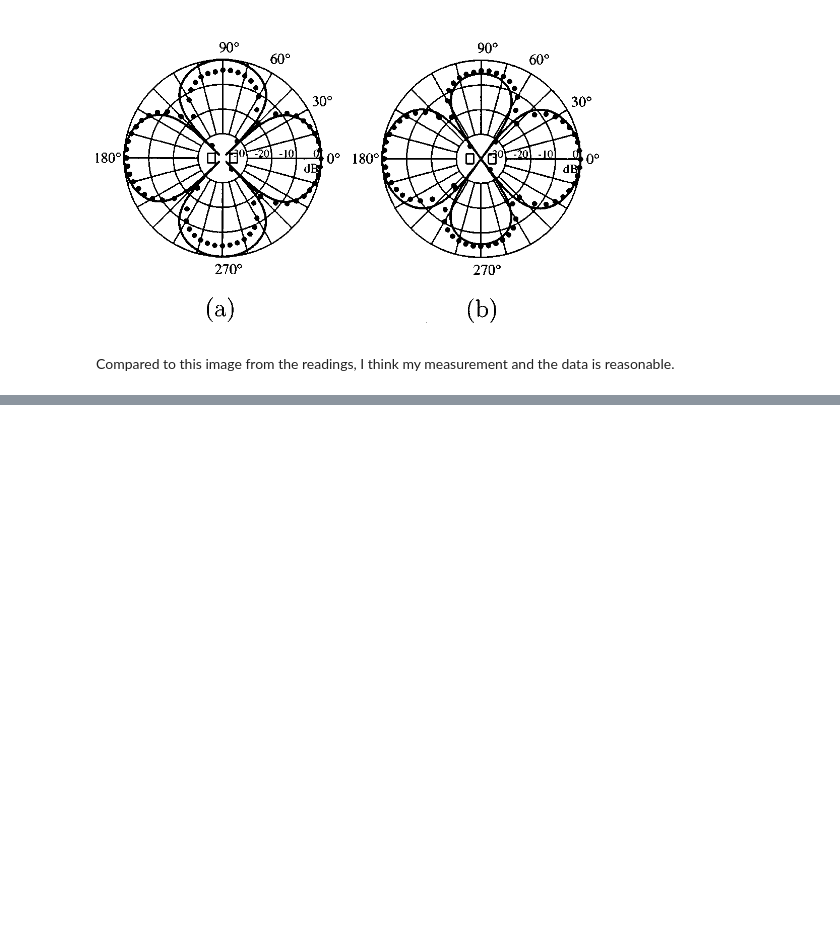
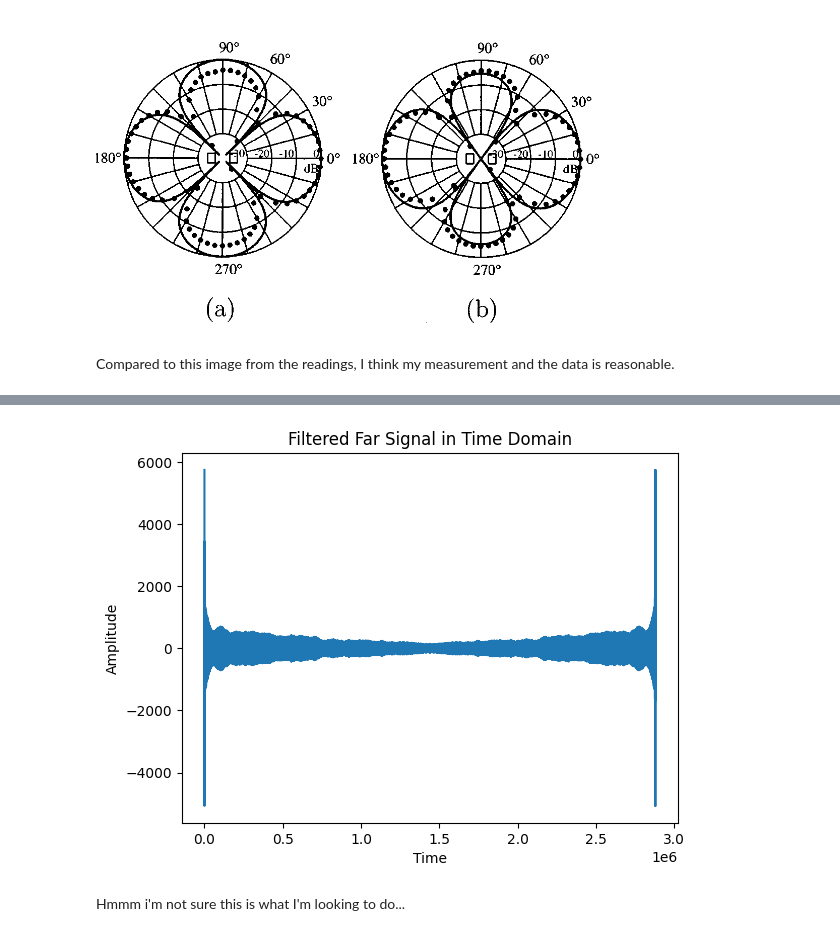
Before and after one commit to julianLapenna12/acoustic_radiation_modelling, a Jupyter notebook: notebooks/Ex1.acoustics.notebook.ipynb, the cells around one changed output, grey strips where cells are left out. Saved outputs shown, nothing was run; the diff lists cells and outputs as text; code cells hidden in the pictures; blank space fills up the shorter version.

```diff
--- a/notebooks/Ex1.acoustics.notebook.ipynb
+++ b/notebooks/Ex1.acoustics.notebook.ipynb
@@ -633,0 +676,13 @@ Compared to this image from the readings, I think my measurement and the data is
+# %%
+from scipy.fft import ifft
+
+filtered_far_data = ifft(yf_f).real
+plt.plot(filtered_far_data)
+plt.title('Filtered Far Signal in Time Domain')
+plt.xlabel('Time')
+plt.ylabel('Amplitude')
+plt.show()
+# %% [output]
+[figure, added]
+# %% [markdown]
+Hmmm i'm not sure this is what I'm looking to do...
```
Also changed, not shown: parts of 7 cells of this notebook.
